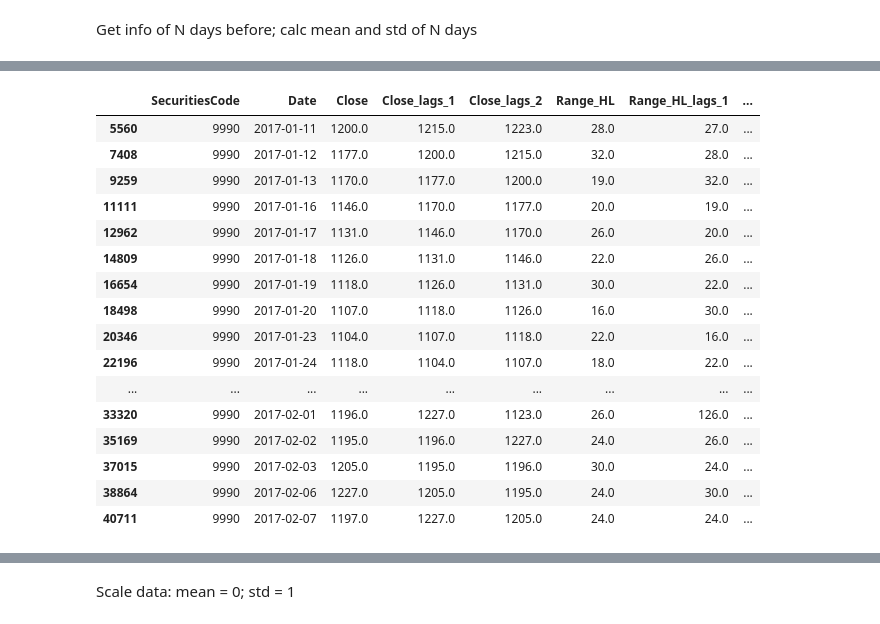
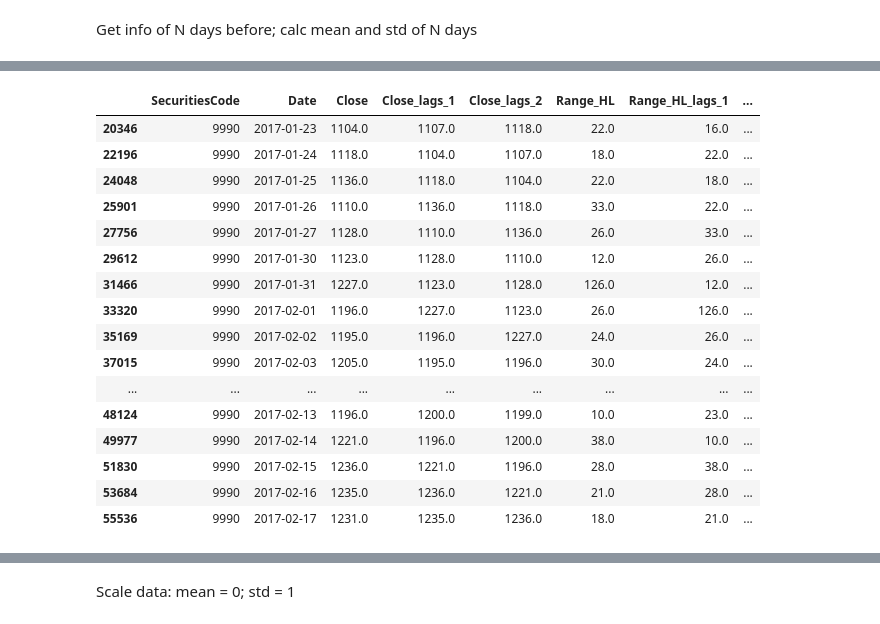
Before and after one commit to KienLe-git/JPX_stock_2022, a Jupyter notebook: working/2.0_Feature_Engineering.ipynb, the cells around one changed output, grey strips where cells are left out. Cells and saved outputs as stored; diff of their text form; code cells hidden in the pictures.

```diff
--- a/working/2.0_Feature_Engineering.ipynb
+++ b/working/2.0_Feature_Engineering.ipynb
@@ -389,4 +369,5 @@ def get_N_days(_df: pd.DataFrame, N, interpolate:bool = False):
         df[col_name + '_std'] = df[[col_name] + [col_name + '_lags_' + str(i + 1) for i in range(N)]].std(axis= 1).replace(0, method='bfill')
     return df
 # %%
-tmp_df = get_N_days(merge_df, N= 2, interpolate= False)
+merge_df = get_N_days(merge_df, N= N_past, interpolate= False)
+snd_merge_df = get_N_days(snd_merge_df, N= N_past, interpolate= False)
@@ -409,26 +390,26 @@ tmp_df
 # %%
-tmp_df[tmp_df['SecuritiesCode'] == 9990][
+merge_df[merge_df['SecuritiesCode'] == 9990][
     ['SecuritiesCode', 'Date'] +
     list(
         np.array(
             [[col_name] + [col_name + '_lags_' + str(i + 1) for i in range(2)] for col_name in ['Close', 'Range_HL', 'Range_OC', 'Volume']]
         ).reshape(-1, )
 )].head(20)
 # %% [output]
 |  | SecuritiesCode | Date | Close | Close_lags_1 | Close_lags_2 | Range_HL | Range_HL_lags_1 | ... |
-| 5560 | 9990 | 2017-01-11 | 1200.0 | 1215.0 | 1223.0 | 28.0 | 27.0 | ... |
-| 7408 | 9990 | 2017-01-12 | 1177.0 | 1200.0 | 1215.0 | 32.0 | 28.0 | ... |
-| 9259 | 9990 | 2017-01-13 | 1170.0 | 1177.0 | 1200.0 | 19.0 | 32.0 | ... |
-| 11111 | 9990 | 2017-01-16 | 1146.0 | 1170.0 | 1177.0 | 20.0 | 19.0 | ... |
-| 12962 | 9990 | 2017-01-17 | 1131.0 | 1146.0 | 1170.0 | 26.0 | 20.0 | ... |
-| 14809 | 9990 | 2017-01-18 | 1126.0 | 1131.0 | 1146.0 | 22.0 | 26.0 | ... |
-| 16654 | 9990 | 2017-01-19 | 1118.0 | 1126.0 | 1131.0 | 30.0 | 22.0 | ... |
-| 18498 | 9990 | 2017-01-20 | 1107.0 | 1118.0 | 1126.0 | 16.0 | 30.0 | ... |
 | 20346 | 9990 | 2017-01-23 | 1104.0 | 1107.0 | 1118.0 | 22.0 | 16.0 | ... |
 | 22196 | 9990 | 2017-01-24 | 1118.0 | 1104.0 | 1107.0 | 18.0 | 22.0 | ... |
-| ... | ... | ... | ... | ... | ... | ... | ... | ... |
+| 24048 | 9990 | 2017-01-25 | 1136.0 | 1118.0 | 1104.0 | 22.0 | 18.0 | ... |
+| 25901 | 9990 | 2017-01-26 | 1110.0 | 1136.0 | 1118.0 | 33.0 | 22.0 | ... |
+| 27756 | 9990 | 2017-01-27 | 1128.0 | 1110.0 | 1136.0 | 26.0 | 33.0 | ... |
+| 29612 | 9990 | 2017-01-30 | 1123.0 | 1128.0 | 1110.0 | 12.0 | 26.0 | ... |
+| 31466 | 9990 | 2017-01-31 | 1227.0 | 1123.0 | 1128.0 | 126.0 | 12.0 | ... |
 | 33320 | 9990 | 2017-02-01 | 1196.0 | 1227.0 | 1123.0 | 26.0 | 126.0 | ... |
 | 35169 | 9990 | 2017-02-02 | 1195.0 | 1196.0 | 1227.0 | 24.0 | 26.0 | ... |
 | 37015 | 9990 | 2017-02-03 | 1205.0 | 1195.0 | 1196.0 | 30.0 | 24.0 | ... |
-| 38864 | 9990 | 2017-02-06 | 1227.0 | 1205.0 | 1195.0 | 24.0 | 30.0 | ... |
-| 40711 | 9990 | 2017-02-07 | 1197.0 | 1227.0 | 1205.0 | 24.0 | 24.0 | ... |
+| ... | ... | ... | ... | ... | ... | ... | ... | ... |
+| 48124 | 9990 | 2017-02-13 | 1196.0 | 1200.0 | 1199.0 | 10.0 | 23.0 | ... |
+| 49977 | 9990 | 2017-02-14 | 1221.0 | 1196.0 | 1200.0 | 38.0 | 10.0 | ... |
+| 51830 | 9990 | 2017-02-15 | 1236.0 | 1221.0 | 1196.0 | 28.0 | 38.0 | ... |
+| 53684 | 9990 | 2017-02-16 | 1235.0 | 1236.0 | 1221.0 | 21.0 | 28.0 | ... |
+| 55536 | 9990 | 2017-02-17 | 1231.0 | 1235.0 | 1236.0 | 18.0 | 21.0 | ... |
```
Also changed, not shown: parts of 27 cells of this notebook, 1 other file.
